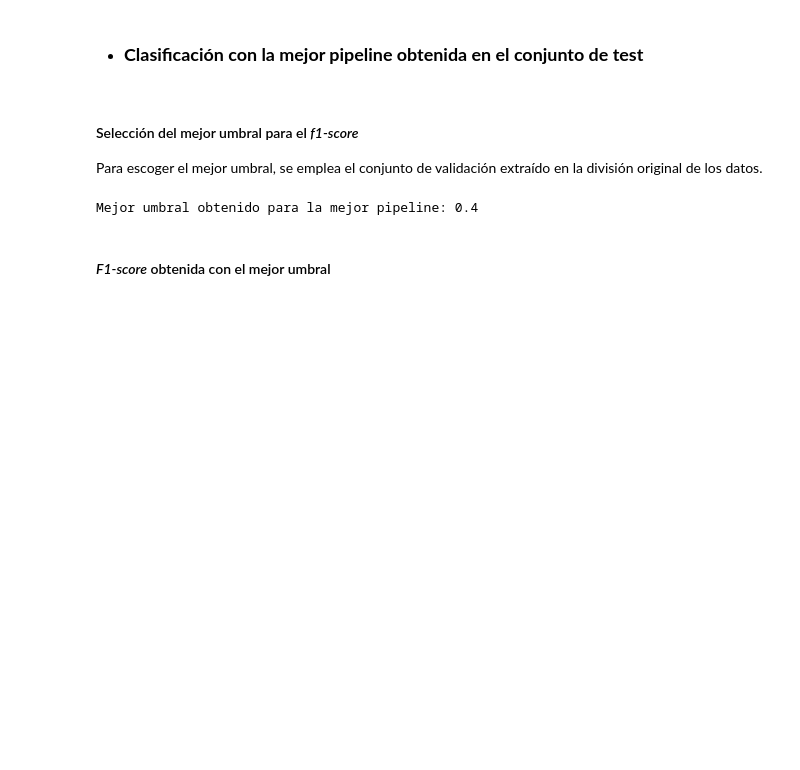
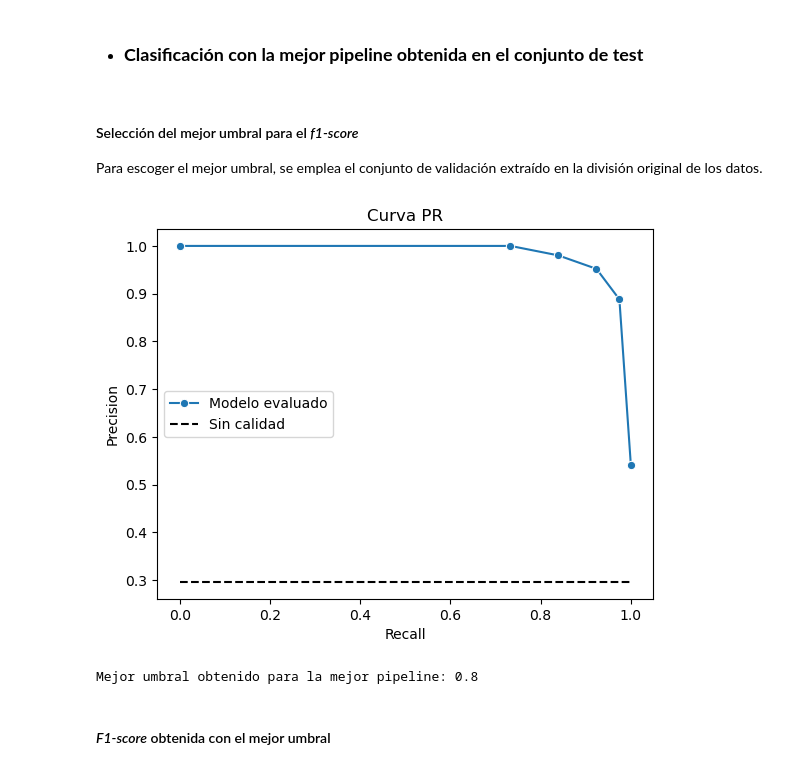
Before and after one commit to Miguelon1708/Trabajo-Mineria, a Jupyter notebook: main.ipynb, the cells around one changed output. Drawn from its saved outputs; the diff is of its cells as text; code cells hidden in the pictures; blank space fills up the shorter version.

```diff
--- a/main.ipynb
+++ b/main.ipynb
@@ -405,0 +585,4 @@ Mejor área bajo la curva PR: 0.7806283380889305
+# %%
+min_max_scaler = preprocessing.MinMaxScaler().set_output(transform='pandas')
+z_score_scaler = preprocessing.StandardScaler().set_output(transform='pandas')
+robust_scaler = preprocessing.RobustScaler().set_output(transform='pandas')
@@ -406,3 +1180,5 @@ Mejor área bajo la curva PR: 0.7806283380889305
+# %%
+mejor_pipeline = pipeline_rf
 # %% [markdown]
 - ### **Clasificación con la mejor pipeline obtenida en el conjunto de test**
 # %% [markdown]
@@ -416,9 +1192,21 @@ def clasificacion_umbral(probs_clase_positiva, umbral=0.5):
 
 
 def mejor_umbral_fscore(model, X_train, y_train, X_val, y_val):
+    no_skill = y[y == 1].shape[0] / y.shape[0]
+
     model_probs = model.predict_proba(X_train)[:, 1]
     model_probs_val = model.predict_proba(X_val)[:, 1]
     model_precision, model_recall, umbrales = metrics.precision_recall_curve(y_train, model_probs)
+
+    ax = sns.lineplot(x=model_recall, y=model_precision, marker='o', errorbar=None, label='Modelo evaluado')
+    ax.hlines(y=no_skill, xmin=0, xmax=1, colors='black', linestyles='--', label=f'Sin calidad')
+
+    ax.set_title('Curva PR')
+    ax.set_xlabel('Recall')
+    ax.set_ylabel('Precision')
+    plt.legend(loc=6)
+    plt.show()
+
     rendimiento_umbrales = np.zeros_like(umbrales)
     for i, umbral in enumerate(umbrales):
         rendimiento_umbrales[i] = metrics.f1_score(y_val, clasificacion_umbral(model_probs_val, umbral))
@@ -433,11 +1221,11 @@ def evaluar_umbral_fscore(model, umbral, X, y):
     fscore = metrics.f1_score(y, model_predictions)
     return fscore
 # %%
-mejor_pipeline.fit(X_train, y_train)
 mejor_umbral = mejor_umbral_fscore(mejor_pipeline, X_train, y_train, X_val, y_val)
 print(f"Mejor umbral obtenido para la mejor pipeline: {mejor_umbral}")
 # %% [output]
+[figure, added]
-Mejor umbral obtenido para la mejor pipeline: 0.4
+Mejor umbral obtenido para la mejor pipeline: 0.8
 # %% [markdown]
 #### _F1-score_ obtenida con el mejor umbral
 # %%
```
Also changed, not shown: parts of 45 cells of this notebook, 1 other file.
